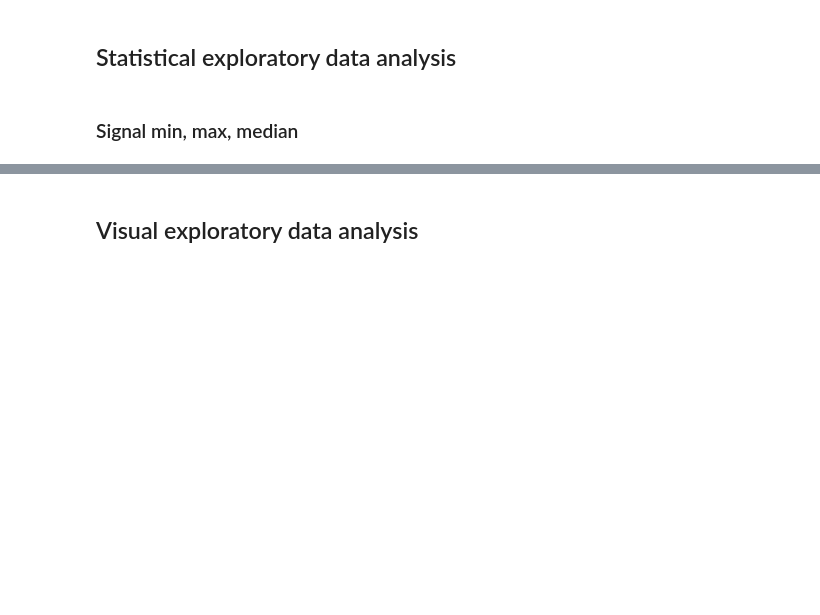
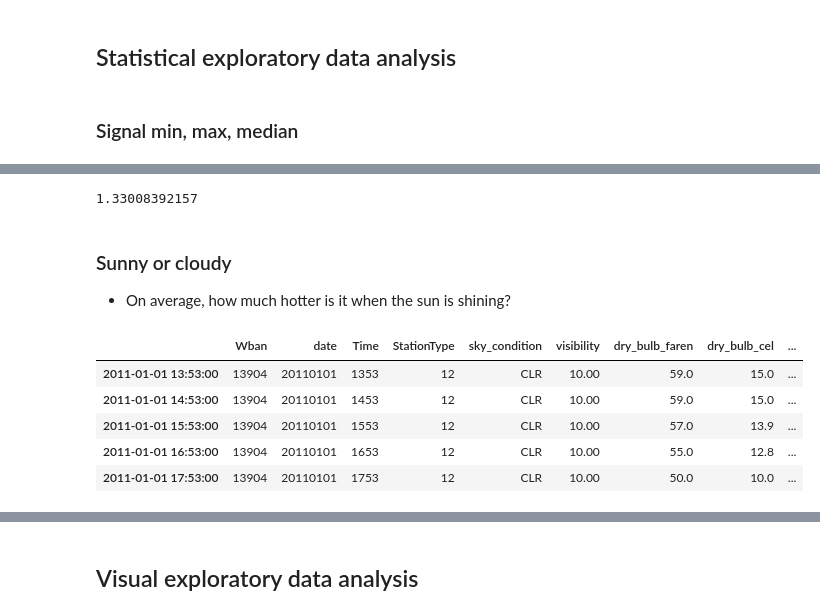
Before and after one commit to wsurles/datacamp_courses, a Jupyter notebook: python_courses/pandas_foundations/pandas_foundations.ipynb, the cells around one changed output, grey strips where cells are left out. Saved outputs shown, nothing was run; the diff lists cells and outputs as text; code cells hidden in the pictures; blank space fills up the shorter version.

```diff
--- a/python_courses/pandas_foundations/pandas_foundations.ipynb
+++ b/python_courses/pandas_foundations/pandas_foundations.ipynb
@@ -3029,2 +3027,10 @@ plt.clf()
 # %% [markdown]
 ### Reading in a data file
+# %%
+file = 'https://assets.datacamp.com/production/course_1639/datasets/NOAA_QCLCD_2011_hourly_13904.txt'
+
+# Read in the data file: df
+df = pd.read_csv(file)
+
+# Print the output of df.head()
+print(df.head())
@@ -3044,0 +3301,20 @@ plt.clf()
+# %%
+# Compute the difference between the two arrays and print the mean difference
+difference = daily_temp_2011 - daily_temp_climate
+print(difference.mean())
+# %% [output]
+1.33008392157
+# %% [markdown]
+### Sunny or cloudy
+- On average, how much hotter is it when the sun is shining?
+# %%
+# Select days that are sunny: sunny
+sunny = df_clean.loc[df_clean['sky_condition'] == 'CLR']
+sunny.head()
+# %% [output]
+|  | Wban | date | Time | StationType | sky_condition | visibility | dry_bulb_faren | dry_bulb_cel | ... |
+| 2011-01-01 13:53:00 | 13904 | 20110101 | 1353 | 12 | CLR | 10.00 | 59.0 | 15.0 | ... |
+| 2011-01-01 14:53:00 | 13904 | 20110101 | 1453 | 12 | CLR | 10.00 | 59.0 | 15.0 | ... |
+| 2011-01-01 15:53:00 | 13904 | 20110101 | 1553 | 12 | CLR | 10.00 | 57.0 | 13.9 | ... |
+| 2011-01-01 16:53:00 | 13904 | 20110101 | 1653 | 12 | CLR | 10.00 | 55.0 | 12.8 | ... |
+| 2011-01-01 17:53:00 | 13904 | 20110101 | 1753 | 12 | CLR | 10.00 | 50.0 | 10.0 | ... |
```
Also changed, not shown: parts of 24 cells of this notebook, 1 other file.
